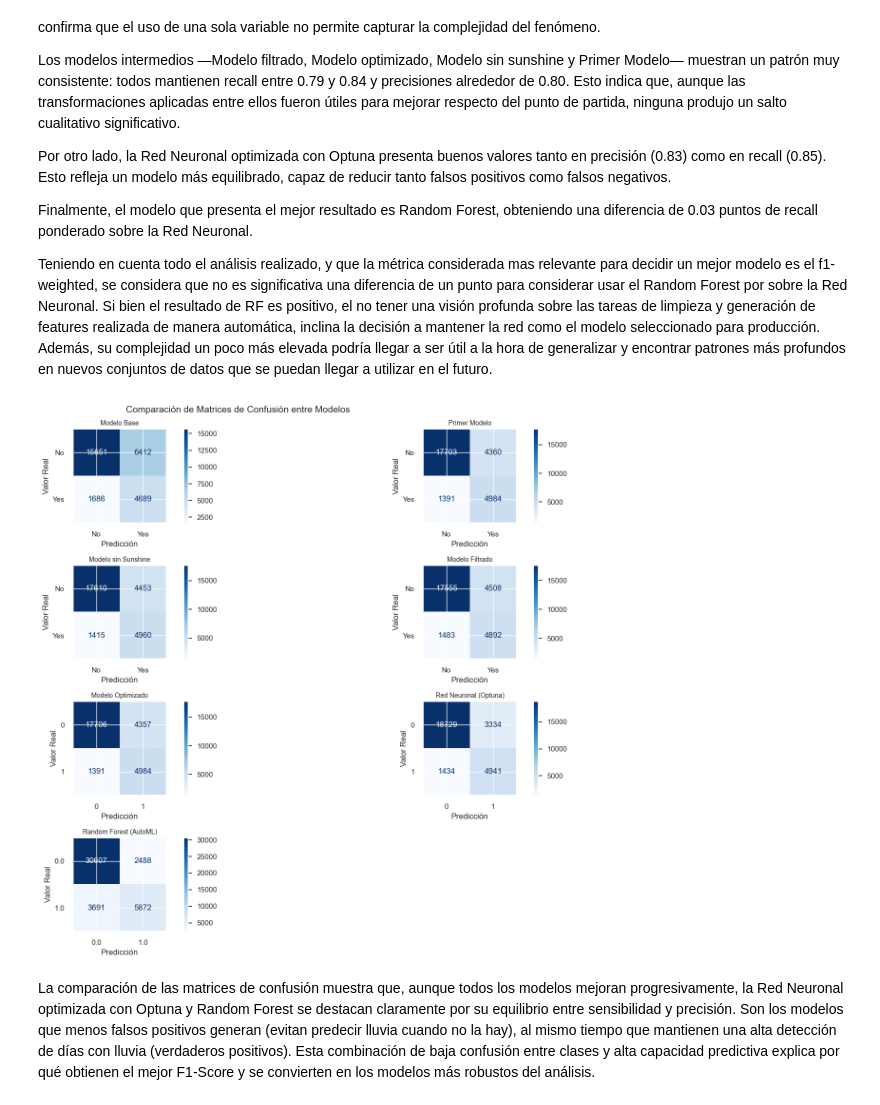
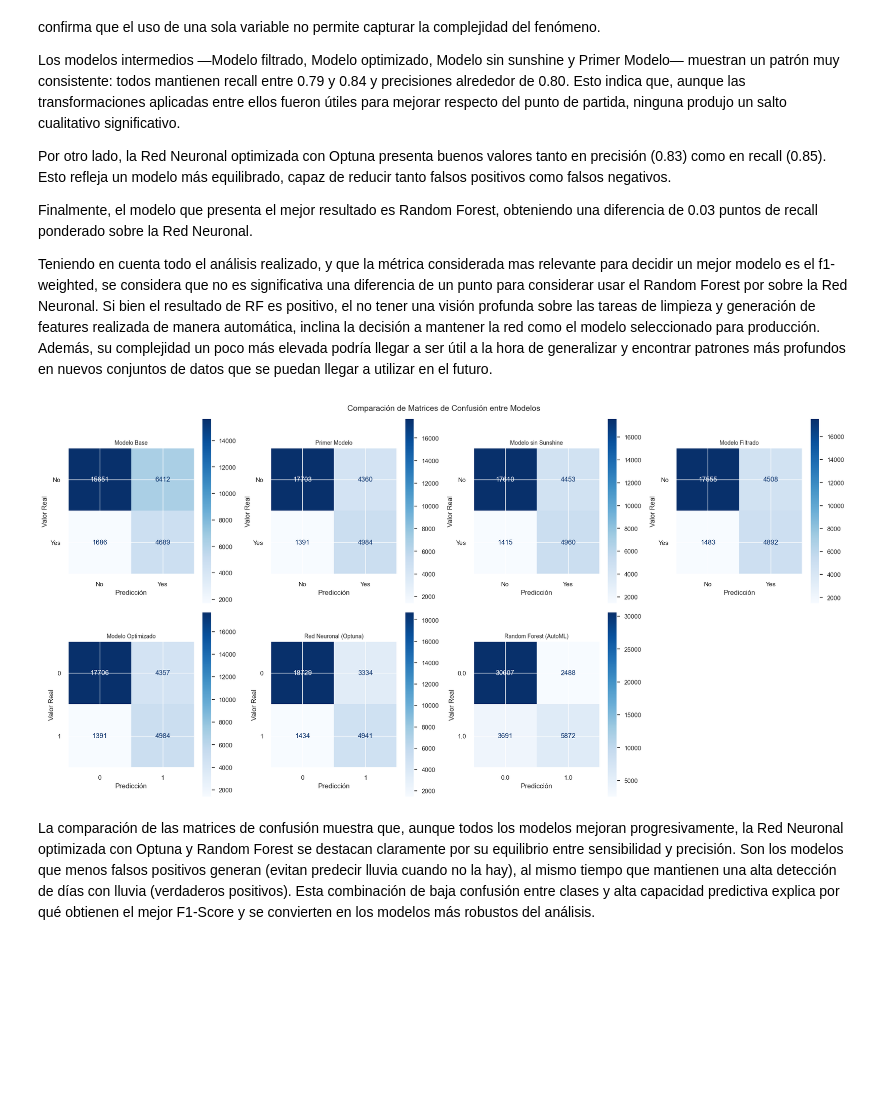
Before and after one commit to GenaCanciani/AA1-TUIA-Canciani-Mancini-Morales, a Jupyter notebook: TP-clasificacion-AA1.ipynb, the cells around one changed output. Saved outputs shown, nothing was run; the diff lists cells and outputs as text; code cells hidden in the pictures; blank space fills up the shorter version.

```diff
--- a/TP-clasificacion-AA1.ipynb
+++ b/TP-clasificacion-AA1.ipynb
@@ -1806,28 +1820,39 @@ Por otro lado, la Red Neuronal optimizada con Optuna presenta buenos valores tan
 Finalmente, el modelo que presenta el mejor resultado es Random Forest, obteniendo una diferencia de 0.03 puntos de recall ponderado sobre la Red Neuronal.
 
 Teniendo en cuenta todo el análisis realizado, y que la métrica considerada mas relevante para decidir un mejor modelo es el f1-weighted, se considera que no es significativa una diferencia de un punto para considerar usar el Random Forest por sobre la Red Neuronal. Si bien el resultado de RF es positivo, el no tener una visión profunda sobre las tareas de limpieza y generación de features realizada de manera automática, inclina la decisión a mantener la red como el modelo seleccionado para producción. Además, su complejidad un poco más elevada podría llegar a ser útil a la hora de generalizar y encontrar patrones más profundos en nuevos conjuntos de datos que se puedan llegar a utilizar en el futuro.
-# %%
-fig, axes = plt.subplots(4, 2, figsize=(15, 12))
-fig.suptitle("Comparación de Matrices de Confusión entre Modelos", fontsize=14)
-fig.subplots_adjust(top=0.92)
-
-# Pintar los modelos
-for ax, (titulo, y_true, pred) in zip(axes.flatten(), modelos):
-    ConfusionMatrixDisplay.from_predictions(
-        y_true, pred, cmap=plt.cm.Blues, ax=ax
-    )
-    ax.set_title(titulo, fontsize=10)
-    ax.set_xlabel("Predicción")
-    ax.set_ylabel("Valor Real")
-
-# Ocultar subplots extra (si los hay)
-for ax in axes.flatten()[len(modelos):]:
-    ax.axis("off")
-
-plt.tight_layout()
-plt.show()
-# %% [output]
-[figure, removed]
+# %%
+# Matrices de confusión de cada modelo
+fig, axes = plt.subplots(2, 4, figsize=(20, 10))
+fig.suptitle("Comparación de Matrices de Confusión entre Modelos", fontsize=14)
+fig.subplots_adjust(top=0.92)
+
+modelos = [
+    ("Modelo Base", y_test, y_pred_base_lr),
+    ("Primer Modelo", y_test, y_pred_balanced),
+    ("Modelo sin Sunshine", y_test, y_pred_balanced2),
+    ("Modelo Filtrado", y_test, y_pred_balanced3),
+    ("Modelo Optimizado", y_test_codificado, y_pred_best),
+    ("Red Neuronal (Optuna)", y_test_codificado, pred_clases_optuna),
+    ("Random Forest (AutoML)", y_test_holdout, y_pred_holdout)
+]
+
+# Pintar los modelos
+for ax, (titulo, y_true, pred) in zip(axes.flatten(), modelos):
+    ConfusionMatrixDisplay.from_predictions(
+        y_true, pred, cmap=plt.cm.Blues, ax=ax
+    )
+    ax.set_title(titulo, fontsize=10)
+    ax.set_xlabel("Predicción")
+    ax.set_ylabel("Valor Real")
+
+# Ocultar subplots extra (si los hay)
+for ax in axes.flatten()[len(modelos):]:
+    ax.axis("off")
+
+plt.tight_layout()
+plt.show()
+# %% [output]
+[figure, added]
 # %% [markdown]
 La comparación de las matrices de confusión muestra que, aunque todos los modelos mejoran progresivamente, la Red Neuronal optimizada con Optuna y Random Forest se destacan claramente por su equilibrio entre sensibilidad y precisión. Son los modelos que menos falsos positivos generan (evitan predecir lluvia cuando no la hay), al mismo tiempo que mantienen una alta detección de días con lluvia (verdaderos positivos). Esta combinación de baja confusión entre clases y alta capacidad predictiva explica por qué obtienen el mejor F1-Score y se convierten en los modelos más robustos del análisis.
 # %%
```
Also changed, not shown: parts of 33 cells of this notebook, 1 other file.
